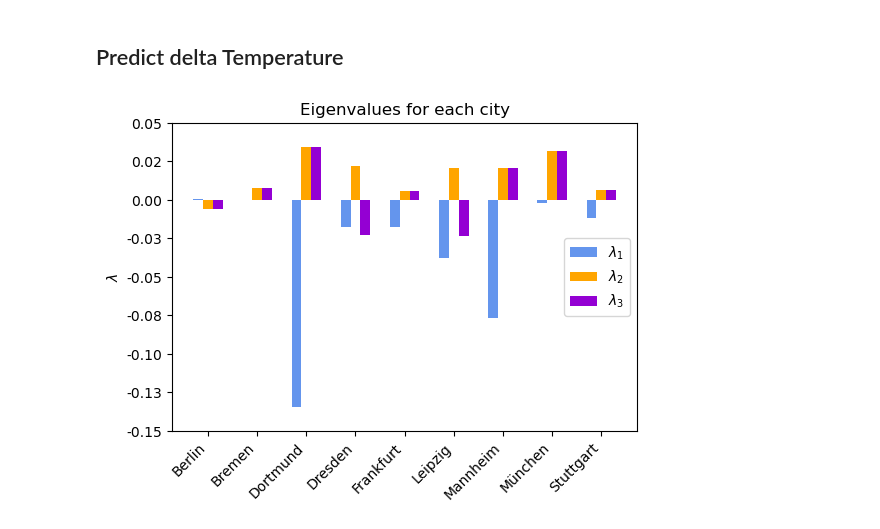
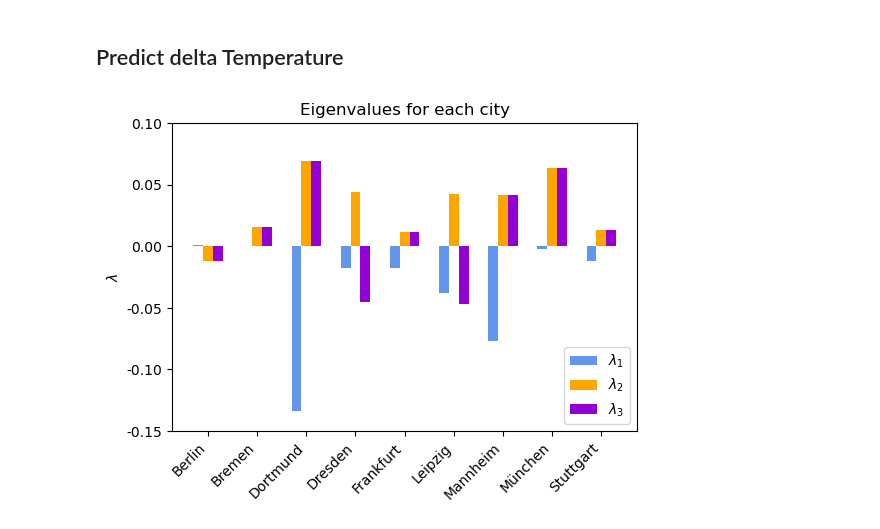
Before and after one commit to Max10-afk/comp_ecology, a Jupyter notebook: scripts/plotting.ipynb, the cells around one changed output. Saved outputs shown, nothing was run; the diff lists cells and outputs as text; code cells hidden in the pictures.

```diff
--- a/scripts/plotting.ipynb
+++ b/scripts/plotting.ipynb
@@ -302,18 +302,22 @@ def compute_v3(p, h, P, T):
 def compute_lambda1(g):
     return g
 
-def compute_lambda2(p, h, P, T):
+def compute_lambda2(p, h, P, T, factor=1):
     term = complex_sqrt(p) * complex_sqrt(8 * h * P + p * T**2)
-    return 1/4 * (p * T - term)
+    return factor*1/4 * (p * T - term)
 
-def compute_lambda3(p, h, P, T):
+def compute_lambda3(p, h, P, T, factor=1):
     term = complex_sqrt(p) * complex_sqrt(8 * h * P + p * T**2)
-    return 1/4 * (term + p * T)
+    return factor*1/4 * (term + p * T)
 # %%
 # Equilibria
 data_param["T_equ"] = data_param.apply(lambda x: x["h"]*x["r"]/x["c"]/x["p"],axis=1)
 data_param["P_equ"] = data_param.apply(lambda x: - x["c"]*x["s"]/x["g"]/x["h"],axis=1)
 data_param["V_equ"] = data_param.apply(lambda x: -x["s"]/x["g"],axis=1)
+# Eigenvalues at equilibrium
+data_param["equ_1"] = data_param.apply(lambda x: compute_lambda1(x["g"]),axis=1)
+data_param["equ_2"] = data_param.apply(lambda x: compute_lambda2(x["p"],x["h"],x["P_equ"],x["T_equ"],factor=2),axis=1)
+data_param["equ_3"] = data_param.apply(lambda x: compute_lambda3(x["p"],x["h"],x["P_equ"],x["T_equ"],factor=2),axis=1)
 # Left eigenvector
 data_param["u_1"] = data_param.apply(lambda x: compute_u1(),axis=1)
 data_param["u_2"] = data_param.apply(lambda x: compute_u2(x["c"],x["g"],x["h"],x["p"],x["P_equ"],x["r"],x["T_equ"]),axis=1)
@@ -324,5 +328,5 @@ data_param["v_2"] = data_param.apply(lambda x: compute_v2(x["p"],x["h"],x["P_equ
 data_param["v_3"] = data_param.apply(lambda x: compute_v3(x["p"],x["h"],x["P_equ"],x["T_equ"]),axis=1)
 # Eigenvalues
 data_param["e_1"] = data_param.apply(lambda x: compute_lambda1(x["g"]),axis=1)
-data_param["e_2"] = data_param.apply(lambda x: compute_lambda2(x["p"],x["h"],x["P_equ"],x["T_equ"]),axis=1)
-data_param["e_3"] = data_param.apply(lambda x: compute_lambda3(x["p"],x["h"],x["P_equ"],x["T_equ"]),axis=1)
+data_param["e_2"] = data_param.apply(lambda x: compute_lambda2(x["p"],x["h"],x["P"],x["T"]),axis=1)
+data_param["e_3"] = data_param.apply(lambda x: compute_lambda3(x["p"],x["h"],x["P"],x["T"]),axis=1)
@@ -512,18 +561,18 @@ res_paras = [cur_res[1] for cur_res in res]
 # %%
 from matplotlib import ticker
 X_axis = np.arange(len(data_param["city"]))
 
 fig, axes = plt.subplots(figsize=(6,4))
-plt.bar(X_axis - 0.2,data_param["e_1"], 0.2, label = r'$\lambda_1$', color="cornflowerblue")
-plt.bar(X_axis,data_param["e_2"], 0.2, label = r'$\lambda_2$', color="orange")
-plt.bar(X_axis + 0.2, data_param["e_3"], 0.2, label = r'$\lambda_3$', color="darkviolet")
-plt.legend(loc="center right")
-plt.ylim(-0.15,0.05)
+plt.bar(X_axis - 0.2,data_param["equ_1"].apply(lambda x: x.real), 0.2, label = r'$\lambda_1$', color="cornflowerblue")
+plt.bar(X_axis,data_param["equ_2"].apply(lambda x: x.real), 0.2, label = r'$\lambda_2$', color="orange")
+plt.bar(X_axis + 0.2, data_param["equ_3"].apply(lambda x: x.real), 0.2, label = r'$\lambda_3$', color="darkviolet")
+plt.legend(loc="lower right")
+plt.ylim(-0.15,0.1)
 plt.yscale("linear")
 axes.yaxis.set_major_formatter(ticker.FormatStrFormatter("%3.2f"))
 plt.ylabel(r"$\lambda$")
 plt.title("Eigenvalues for each city")
 plt.xticks(range(9),data_param["city"],rotation=45, ha='right');
-# fig.savefig("../../UHC/eigenvalues.svg",dpi=300);
+fig.savefig("../../UHC/eigenvalues.svg",dpi=300);
 # %% [output]
-[figure, old version]
+[figure, new version]
```
Also changed, not shown: parts of 8 cells of this notebook.
